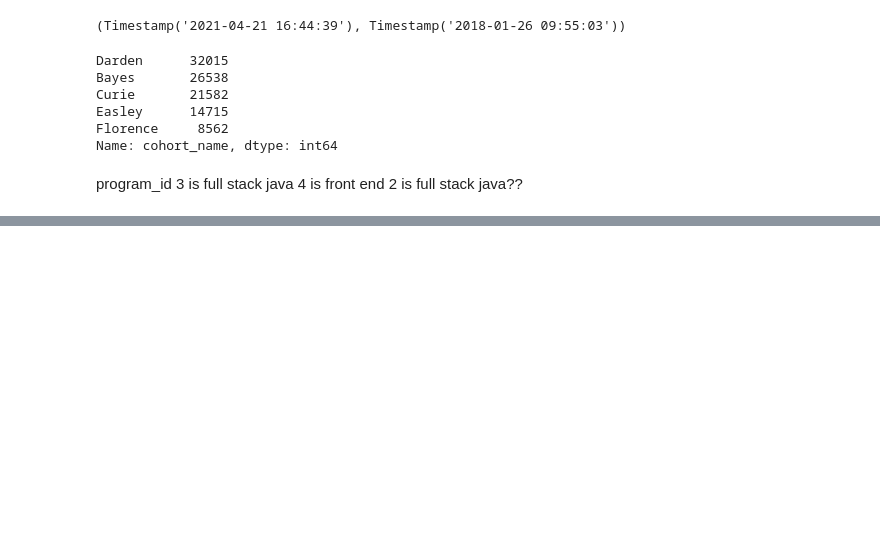
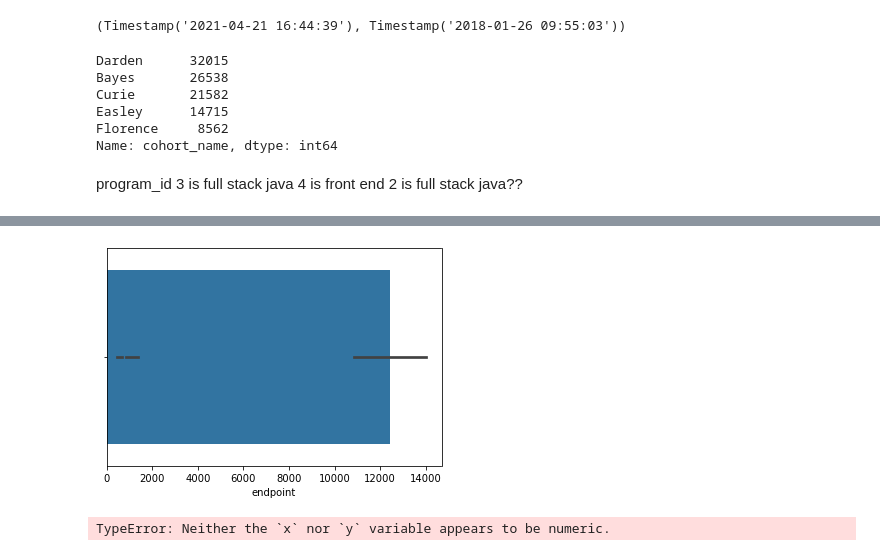
Before and after one commit to Codeup-Board-Advisory/board-slide-research, a Jupyter notebook: working_notebooks/bc_explore.ipynb, the cells around one changed output, grey strips where cells are left out. Cells and saved outputs as stored; diff of their text form; code cells hidden in the pictures; blank space fills up the shorter version.

```diff
--- a/working_notebooks/bc_explore.ipynb
+++ b/working_notebooks/bc_explore.ipynb
@@ -74,0 +165,4 @@ Name: endpoint, dtype: object
+# %%
+temp = df.copy()
+temp['drop_me'] = temp.endpoint.str.contains('.jpg|.svg|.json|.jpeg', regex=True) | temp.endpoint.str.endswith('/')
+temp.head()
@@ -74,0 +177,3 @@ Name: endpoint, dtype: object
+# %%
+# temp[temp.drop_me == False].endpoint.value_counts()
+temp = temp[temp.drop_me == False]
@@ -74,0 +201,8 @@ Name: endpoint, dtype: object
+# %%
+programs = ['java_web_dev', 'data_science', 'php_web_dev', 'front_end_web_dev']
+for x in programs:
+    print(f'The top ten endoints for {x} are {temp[temp.program == x].endpoint.value_counts().head(10)}')
+
+
+
+# temp[temp.program == 'data_science'].endpoint.value_counts().head(10)
@@ -74,0 +256,16 @@ Name: endpoint, dtype: object
+# %%
+for x in programs:
+    sns.barplot(data=temp, x=temp[temp.program == x].endpoint.value_counts().head(10))
+# %% [output]
+[figure, added]
+# %%
+for x in programs:
+    # Plot of top 10 lessons across all cohorts:
+    sns.barplot(data=temp,
+        x="endpoint", y=temp.endpoint.head(10))
+#     plt.title('Top 20 Lessons Across All Cohorts')
+#     plt.xlabel('Access Count')
+#     plt.ylabel('Lesson')
+    plt.show()
+# %% [output]
+TypeError: Neither the `x` nor `y` variable appears to be numeric.
```
Also changed, not shown: parts of 22 cells of this notebook, 2 other files.
